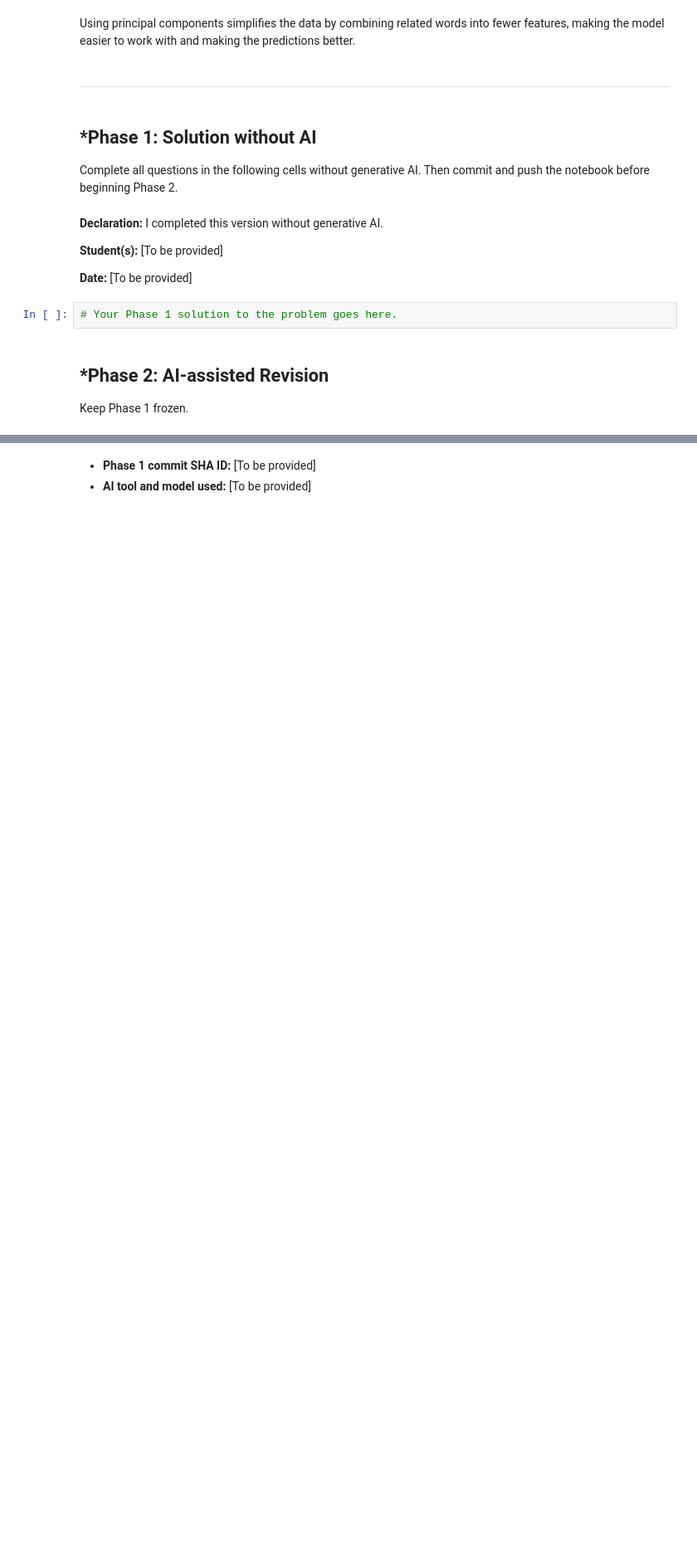
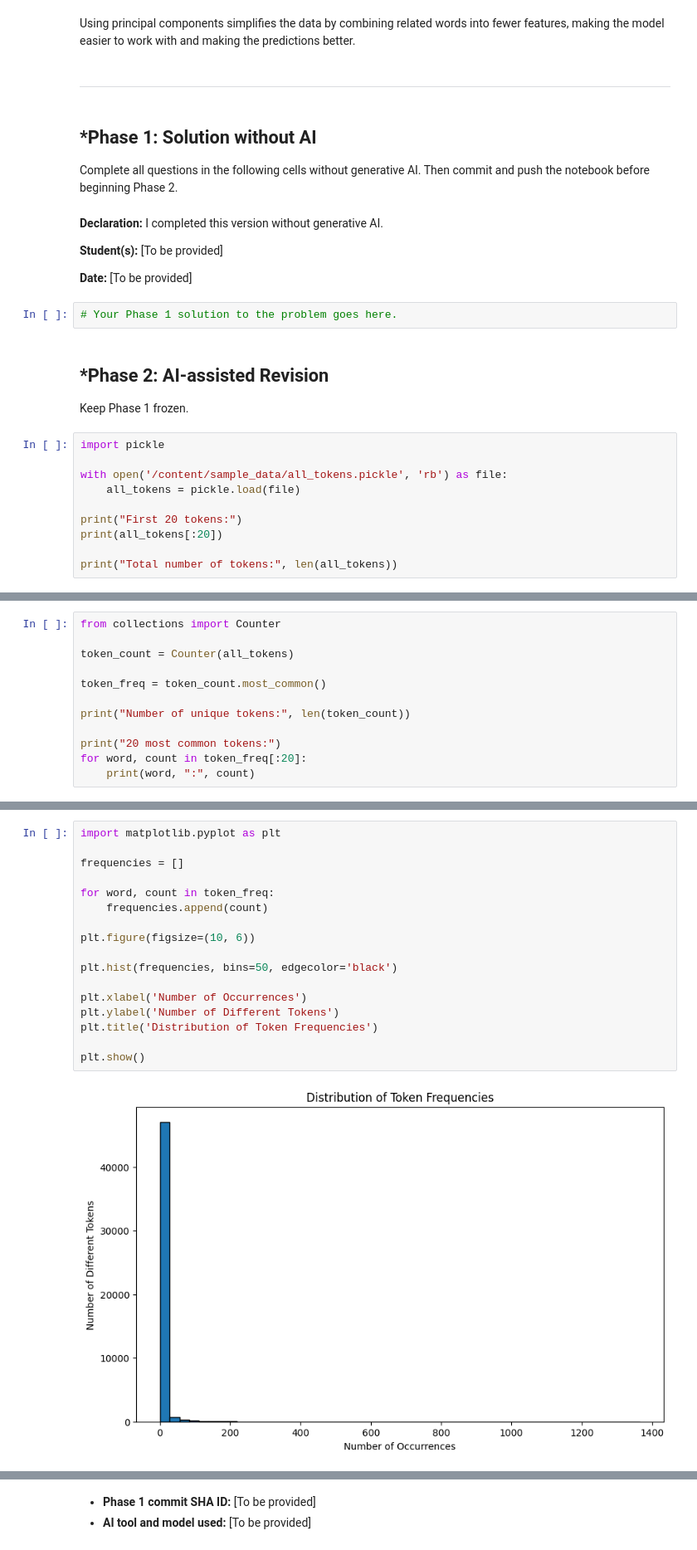
Before and after one commit to jason-zermani/A05-pca, a Jupyter notebook: notebook.ipynb, the cells around one changed output, grey strips where cells are left out. Shown at 83% size. Cells and saved outputs as stored; diff of their text form; blank space fills up the shorter version.

```diff
--- a/notebook.ipynb
+++ b/notebook.ipynb
@@ -180,3 +180,13 @@ notebook before beginning Phase 2.
 # %% [markdown]
 ## *Phase 2: AI-assisted Revision
 Keep Phase 1 frozen.
+# %%
+import pickle
+
+with open('/content/sample_data/all_tokens.pickle', 'rb') as file:
+    all_tokens = pickle.load(file)
+
+print("First 20 tokens:")
+print(all_tokens[:20])
+
+print("Total number of tokens:", len(all_tokens))
@@ -182,0 +197,12 @@ Keep Phase 1 frozen.
+# %%
+from collections import Counter
+
+token_count = Counter(all_tokens)
+
+token_freq = token_count.most_common()
+
+print("Number of unique tokens:", len(token_count))
+
+print("20 most common tokens:")
+for word, count in token_freq[:20]:
+    print(word, ":", count)
@@ -182,0 +227,19 @@ Keep Phase 1 frozen.
+# %%
+import matplotlib.pyplot as plt
+
+frequencies = []
+
+for word, count in token_freq:
+    frequencies.append(count)
+
+plt.figure(figsize=(10, 6))
+
+plt.hist(frequencies, bins=50, edgecolor='black')
+
+plt.xlabel('Number of Occurrences')
+plt.ylabel('Number of Different Tokens')
+plt.title('Distribution of Token Frequencies')
+
+plt.show()
+# %% [output]
+[figure, added]
```
Also changed, not shown: parts of 19 cells of this notebook.
